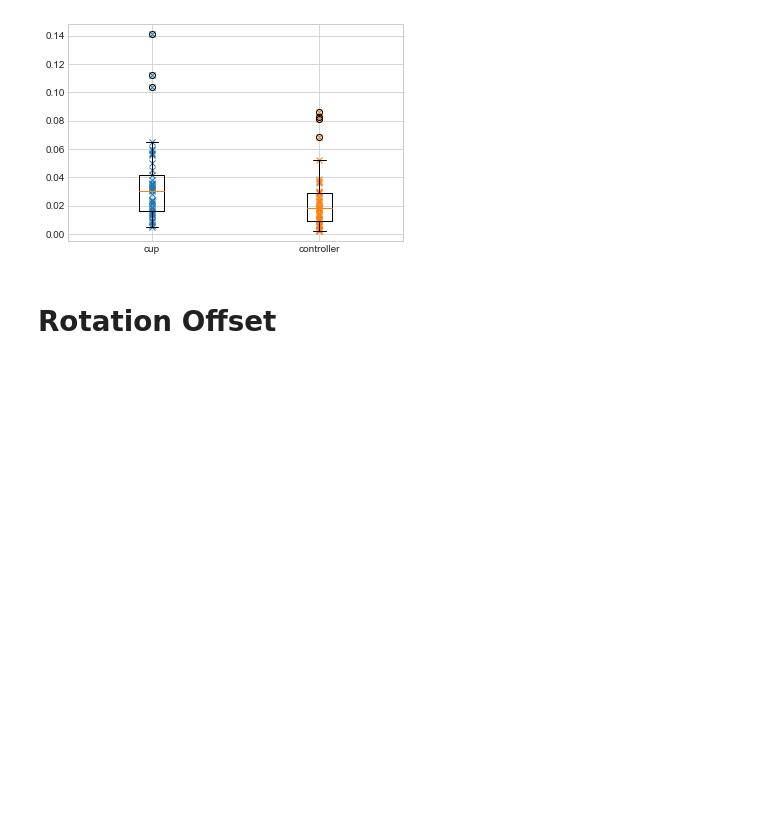
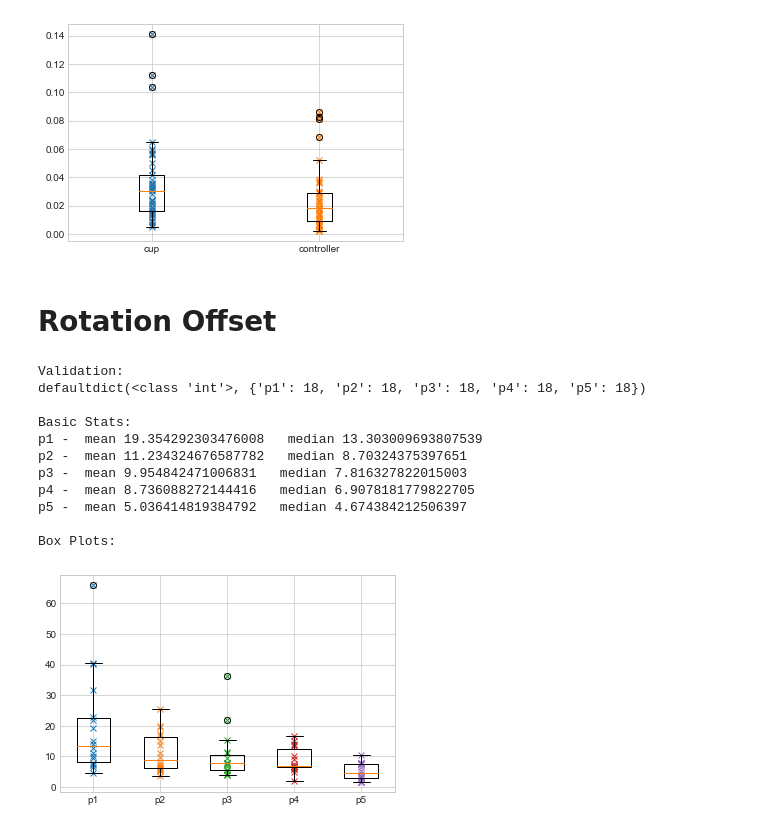
Before and after one commit to DavidMChan/FlatWorld, a Jupyter notebook: scripts/Error Analysis.ipynb, the cells around one changed output. Saved outputs shown, nothing was run; the diff lists cells and outputs as text; code cells hidden in the pictures; blank space fills up the shorter version.

Commit message:
Add rotation plots.

```diff
--- a/scripts/Error Analysis.ipynb
+++ b/scripts/Error Analysis.ipynb
@@ -271,7 +269,7 @@ for i, e in enumerate(p1_data):
 # %% [markdown]
 ### One-off trim set-up
 # %%
-def constant_string_helper(variable_name, data, hand_rep_order, object_type_order, object_rep_order):
+"""def constant_string_helper(variable_name, data, hand_rep_order, object_type_order, object_rep_order):
     ret_str = "%s = {\n" % variable_name
     for i, trial in enumerate(data):
         if trial['start_i']:
@@ -287,4 +285,5 @@ constant_string_helper("P2_METADATA", p2_data, ['control', 'static', 'puck'], ['
 constant_string_helper("P3_METADATA", p3_data, ['static', 'control', 'puck'], ['controller', 'cup'], ['heatmap', 'shell', 'control'])
 constant_string_helper("P4_METADATA", p4_data, ['control', 'puck', 'static'], ['controller', 'cup'], ['control', 'heatmap', 'shell'])
 constant_string_helper("P5_METADATA", p5_data, ['puck', 'static', 'control'], ['cup', 'controller'], ['heatmap', 'control', 'shell'])
+"""
 # %% [output]
@@ -616,0 +650,46 @@ Box Plots:
+# %%
+data = [p1_trimmed_data,p2_trimmed_data,p3_trimmed_data,p4_trimmed_data,p5_trimmed_data]
+
+def plot_by_key(data, key):
+    # Ensure we have the expected number for each hand rep
+    key_counts = defaultdict(int)
+    for participant_data in data:
+        for trial_data in participant_data:
+            key_counts[trial_data[key]] += 1
+    print("Validation:")
+    print(key_counts)
+
+    rot_by_key = defaultdict(list)
+    for participant_data in data:
+        for trial_data in participant_data:
+            rot_by_key[trial_data[key]].append(rot(trial_data['object_events']))
+
+    print("\nBasic Stats:")
+    for key, rots in rot_by_key.items():
+        print(key, "-  mean", statistics.mean(rots), "  median", statistics.median(rots))
+
+    print("\nBox Plots:")
+    vals = []
+    tick_names = []
+    for i, (key, rots) in enumerate(rot_by_key.items()):
+        vals.append(rots)
+        tick_names.append(key)
+        plt.plot([i] * len(rots), rots, 'x')
+    plt.boxplot(vals, positions=list(range(len(vals))))
+    plt.xticks(list(range(len(vals))), tick_names)
+    pass
+# %%
+plot_by_key(data, 'participant')
+# %% [output]
+Validation:
+defaultdict(<class 'int'>, {'p1': 18, 'p2': 18, 'p3': 18, 'p4': 18, 'p5': 18})
+
+Basic Stats:
+p1 -  mean 19.354292303476008   median 13.303009693807539
+p2 -  mean 11.234324676587782   median 8.70324375397651
+p3 -  mean 9.954842471006831   median 7.816327822015003
+p4 -  mean 8.736088272144416   median 6.9078181779822705
+p5 -  mean 5.036414819384792   median 4.674384212506397
+
+Box Plots:
+[figure, added]
```
Also changed, not shown: parts of 8 cells of this notebook.
